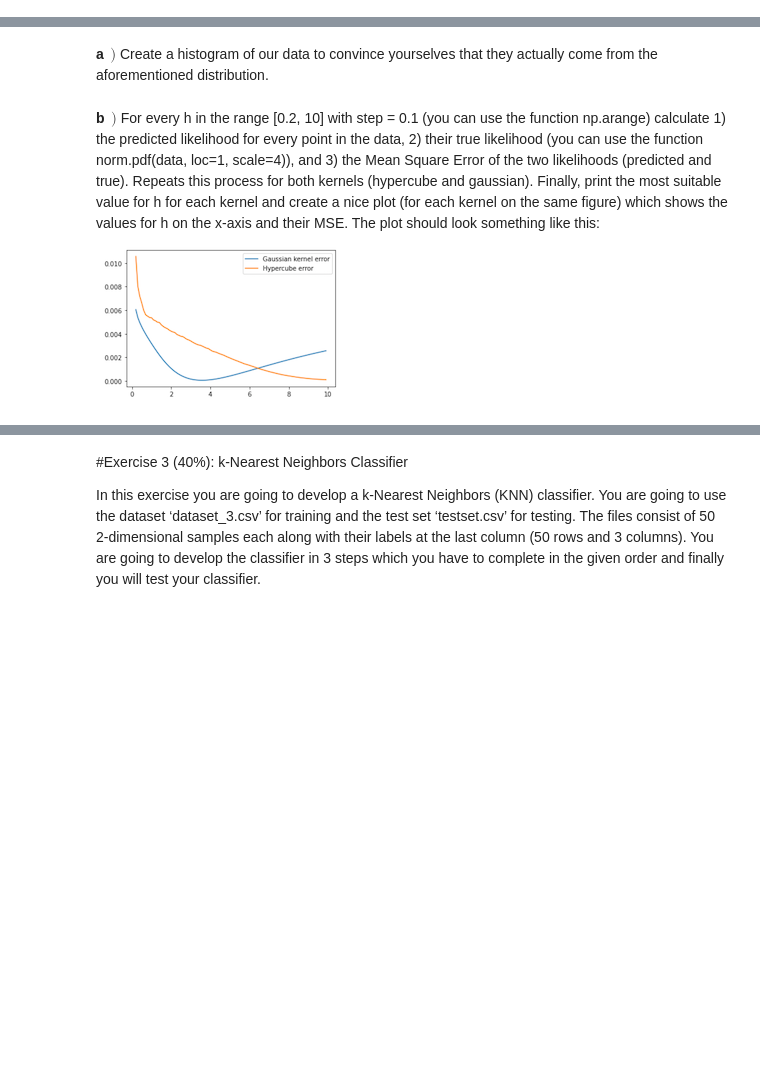
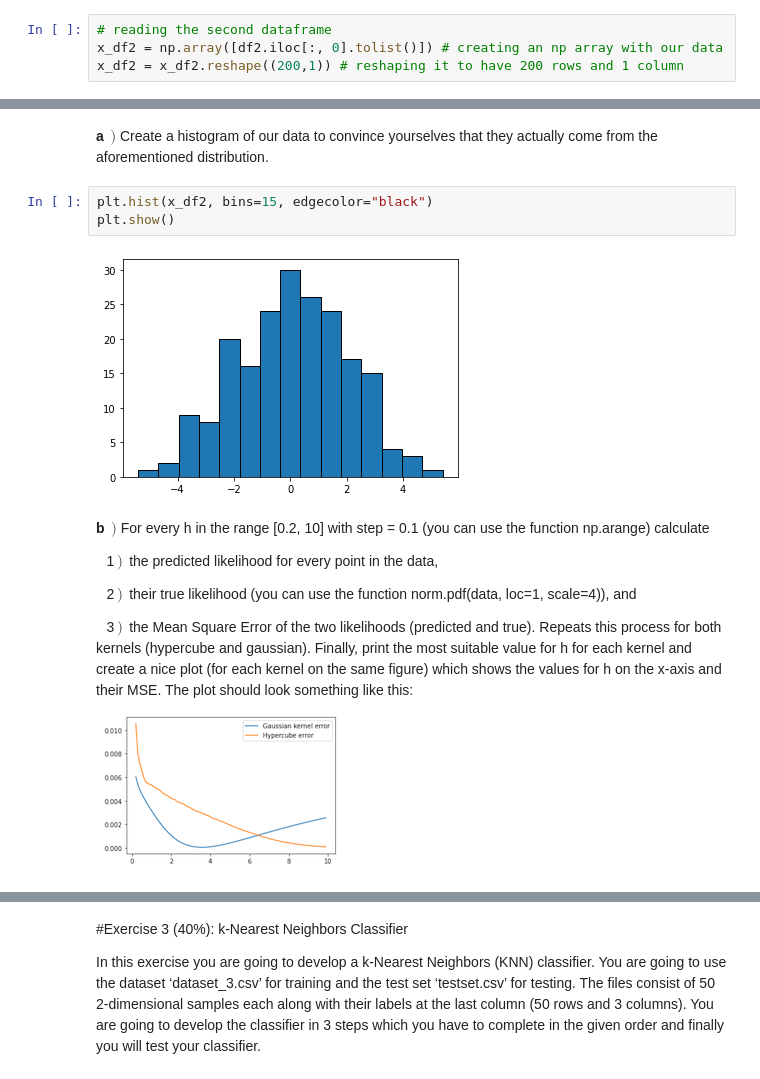
Before and after one commit to Hendrix8/Pattern_Recognition, a Jupyter notebook: Assignment_3/A3_tem2405.ipynb, the cells around one changed output, grey strips where cells are left out. Drawn from its saved outputs; the diff is of its cells as text; blank space fills up the shorter version.

```diff
--- a/Assignment_3/A3_tem2405.ipynb
+++ b/Assignment_3/A3_tem2405.ipynb
@@ -180,3 +173,7 @@ df2.head()
+# %%
+# reading the second dataframe
+x_df2 = np.array([df2.iloc[:, 0].tolist()]) # creating an np array with our data
+x_df2 = x_df2.reshape((200,1)) # reshaping it to have 200 rows and 1 column
 # %% [markdown]
 **Question** 1$ \, ) $
 
@@ -203,7 +242,18 @@ Implement a function ‘point_likelihood’ with the same exact arguments as the
 Now you should be ready to calculate the likelihood of a single point just by looking at its neighbors (without any prior knowledge of the distribution). However, all this time we have been talking about an argument h, namely the length of the window, which does not seem to have a single value. Well we have the absolute freedom to decide its value and we will find the most suitable one. Assume that the dataset you have comes from the normal distribution N(1,4) (this is a univariate normal distribution). Find the most suitable value for h based on that knowledge.
 # %% [markdown]
 **a** $ \, ) $ Create a histogram of our data to convince yourselves that they actually come from the aforementioned distribution.
+# %%
+plt.hist(x_df2, bins=15, edgecolor="black")
+plt.show()
+# %% [output]
+[figure, added]
 # %% [markdown]
-**b** $ \, ) $ For every h in the range [0.2, 10] with step = 0.1 (you can use the function np.arange) calculate 1) the predicted likelihood for every point in the data, 2) their true likelihood (you can use the function norm.pdf(data, loc=1, scale=4)), and 3) the Mean Square Error of the two likelihoods (predicted and true). Repeats this process for both kernels (hypercube and gaussian). Finally, print the most suitable value for h for each kernel and create a nice plot (for each kernel on the same figure) which shows the values for h on the x-axis and their MSE. The plot should look something like this:
+**b** $ \, ) $ For every h in the range [0.2, 10] with step = 0.1 (you can use the function np.arange) calculate
+
+$ \ \ $ 1$\, ) \,$ the predicted likelihood for every point in the data,
+
+$ \ \ $  2$\, ) \,$ their true likelihood (you can use the function norm.pdf(data, loc=1, scale=4)), and
+
+$ \ \ $  3$\, ) \,$ the Mean Square Error of the two likelihoods (predicted and true). Repeats this process for both kernels (hypercube and gaussian). Finally, print the most suitable value for h for each kernel and create a nice plot (for each kernel on the same figure) which shows the values for h on the x-axis and their MSE. The plot should look something like this:
 
 ![Screen Shot 2022-04-06 at 4.08.14 AM.png](embedded-picture-1)
```
Also changed, not shown: parts of 21 cells of this notebook.
